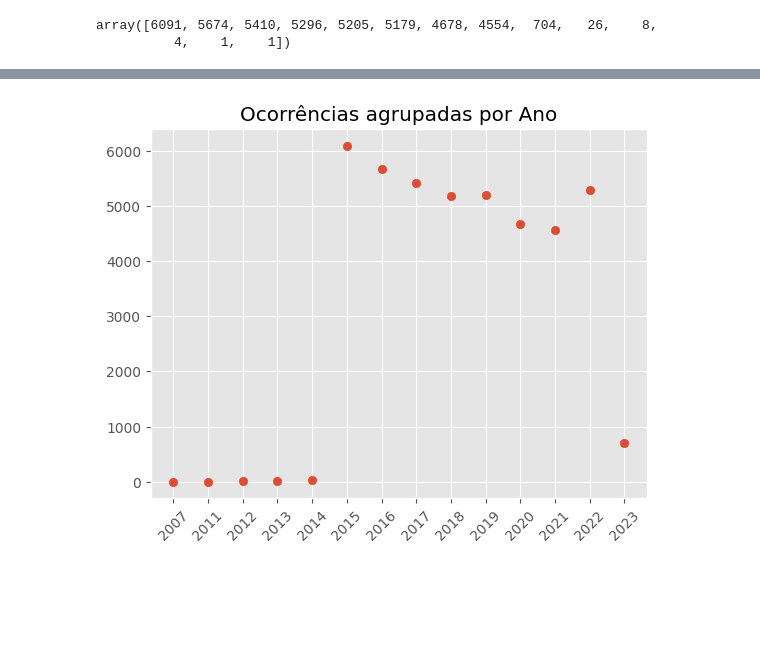
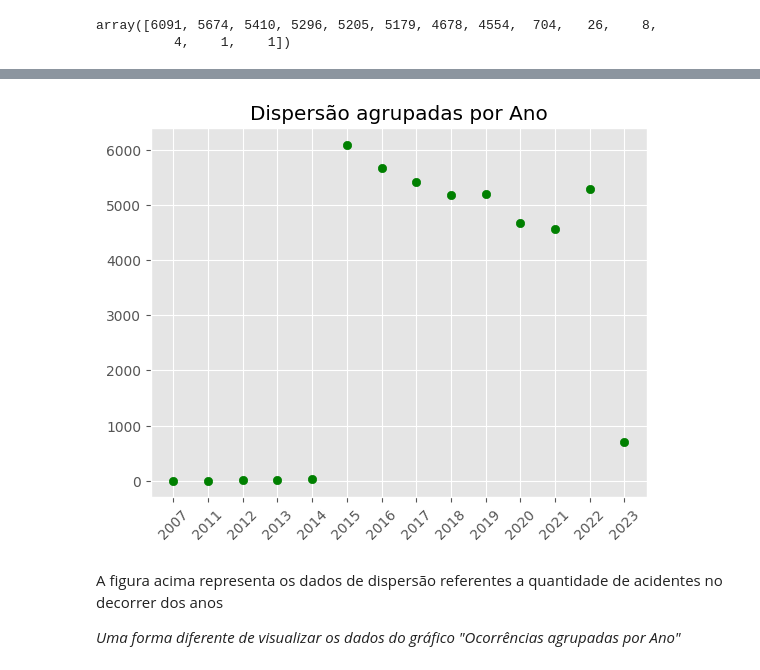
Before and after one commit to luizfernando120/Projeto-teste, a Jupyter notebook: Cópia_de_Projeto_07_Abril.ipynb, the cells around one changed output, grey strips where cells are left out. Drawn from its saved outputs; the diff is of its cells as text; code cells hidden in the pictures; blank space fills up the shorter version.

```diff
--- a/Cópia_de_Projeto_07_Abril.ipynb
+++ b/Cópia_de_Projeto_07_Abril.ipynb
@@ -69,7 +68,6 @@ plt.show(grafico_sexos)
 Com base nas informações fornecidas, podemos concluir preliminarmente que os acidentes de trânsito são mais frequentes entre os indivíduos do sexo masculino sendo **34.801**, enquanto o gênero feminino apresenta uma proporção menor de **7.563** ocorrências. É importante ressaltar que essa análise é baseada apenas nos dados fornecidos e não leva em consideração outros fatores que podem influenciar os acidentes de trânsito.
 Já não se verificou o número de **467** dos acidentes fatais, por ausência de informações, privacidade, falta de perguntas.
 # %%
-plt.style.use("ggplot")
 pizza_sexos = plt.pie(count_sexos, labels=sexos, colors = cores_sexo, autopct = '%1.1f%%')
 plt.title('Ocorrências agrupadas por Sexo')
 plt.legend(['MASCULINO','FEMININO','NAO DISPONIVEL'],loc = 'upper right')
@@ -161,7 +158,6 @@ veiculos =['MOTOCICLETA', 'AUTOMOVEL', 'PEDESTRE', 'BICICLETA', 'NAO DISPONIVEL'
 quantidade = [15523, 10827,  9865,  2807,  1789,  1444,   353,   223]
 cores_automoveis = ['green','orange','blue','purple','gray','pink','yellow','black']
 # %%
-plt.style.use("ggplot")
 grafico_automoveis = plt.barh(veiculos,quantidade, align ='center', color = cores_automoveis)
 plt.title('Ocorrências agrupadas por Tipo de Veículo')
 plt.show(grafico_automoveis)
@@ -176,7 +172,6 @@ Os acidentes fatais envolvendo automóveis (10827) e pedestres (9865) também po
 
 Já os acidentes fatais envolvendo bicicletas, caminhões, ônibus e outros veículos têm uma incidência menor, mas ainda assim não devem ser negligenciados.
 # %%
-plt.style.use("ggplot")
 pizza_veiculos = plt.pie(quantidade, labels=veiculos, colors = cores_automoveis, autopct = '%1.1f%%')
 plt.title('Ocorrências agrupadas por Tipo de Veículo')
 plt.axis('equal')
@@ -238,9 +233,9 @@ array([6091, 5674, 5410, 5296, 5205, 5179, 4678, 4554,  704,   26,    8,
 anos =['2007', '2011', '2012', '2013',  '2014', '2015', '2016', '2017', '2018', '2019', '2020','2021' , '2022' , '2023' ]
 numero = [ 1, 1, 4, 8, 26, 6091,  5674, 5410, 5179, 5205 ,4678 , 4554,  5296, 704]
 # %%
-plt.style.use("ggplot")
 grafico_anos = plt.bar(anos,numero, align ='center')
-plt.title('Ocorrências agrupadas por Tipo de Veículo')
+plt.plot(anos, numero, color='green', marker='o', linestyle='--', linewidth=2)
+plt.title('Ocorrências agrupadas por Ano')
 plt.xticks(rotation=45)
 plt.show(grafico_anos)
 # %% [output]
@@ -260,8 +257,11 @@ Essa análise agrupada por ano permite observar as tendências de ocorrências a
 # %%
-plt.style.use("ggplot")
-dispersao_anos = plt.scatter(anos,numero)
-plt.title('Ocorrências agrupadas por Ano')
+dispersao_anos = plt.scatter(anos,numero, color ='green')
+plt.title('Dispersão agrupadas por Ano')
 plt.xticks(rotation=45)
 plt.show (dispersao_anos)
 # %% [output]
-[figure, old version]
+[figure, new version]
+# %% [markdown]
+A figura acima representa os dados de dispersão referentes a quantidade de acidentes no decorrer dos anos
+
+*Uma forma diferente de visualizar os dados do gráfico "Ocorrências agrupadas por Ano"*
```
Also changed, not shown: parts of 6 cells of this notebook.
